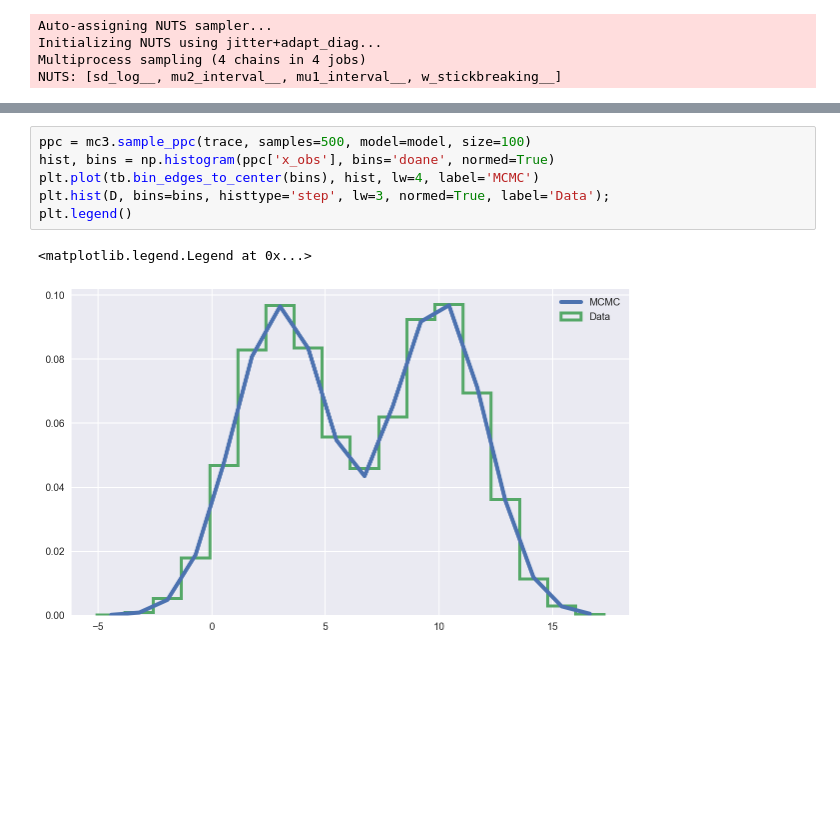
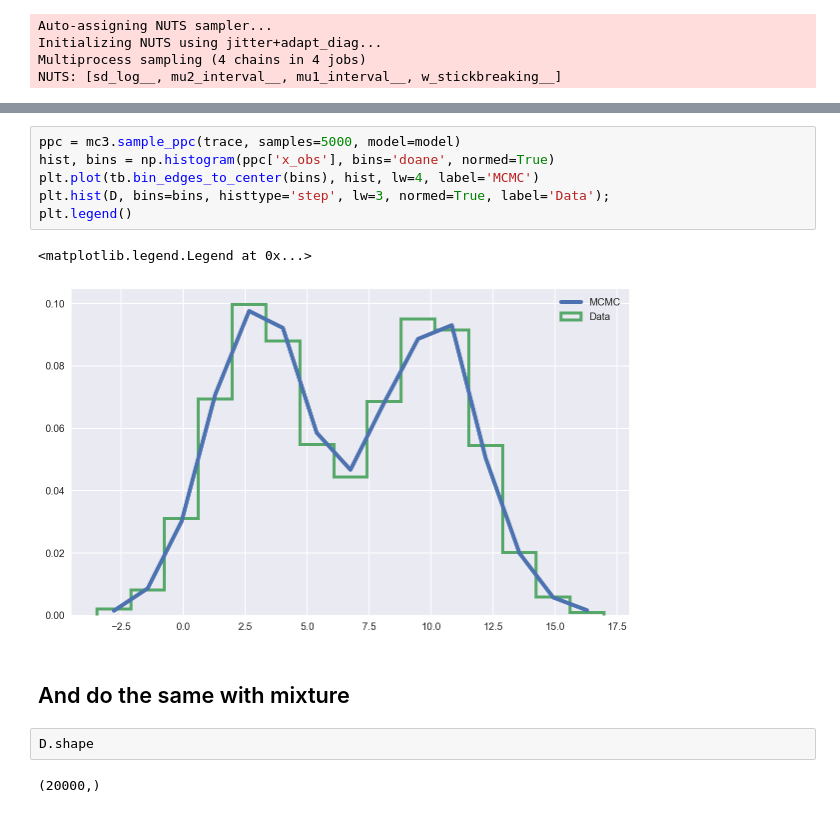
Before and after one commit to balarsen/pymc_learning, a Jupyter notebook: Mixture/Gaussian Mixture.ipynb, the cells around one changed output, grey strips where cells are left out. Saved outputs shown, nothing was run; the diff lists cells and outputs as text; blank space fills up the shorter version.

```diff
--- a/Mixture/Gaussian Mixture.ipynb
+++ b/Mixture/Gaussian Mixture.ipynb
@@ -140,9 +140,15 @@ mc3.summary(trace)
 # %%
-ppc = mc3.sample_ppc(trace, samples=500, model=model, size=100)
+ppc = mc3.sample_ppc(trace, samples=5000, model=model)
 hist, bins = np.histogram(ppc['x_obs'], bins='doane', normed=True)
 plt.plot(tb.bin_edges_to_center(bins), hist, lw=4, label='MCMC')
 plt.hist(D, bins=bins, histtype='step', lw=3, normed=True, label='Data');
 plt.legend()
 # %% [output]
 <matplotlib.legend.Legend at 0x...>
-[figure, old version]
+[figure, new version]
+# %% [markdown]
+## And do the same with mixture
+# %%
+D.shape
+# %% [output]
+(20000,)
```
Also changed, not shown: parts of 14 cells of this notebook, 2 other files.
